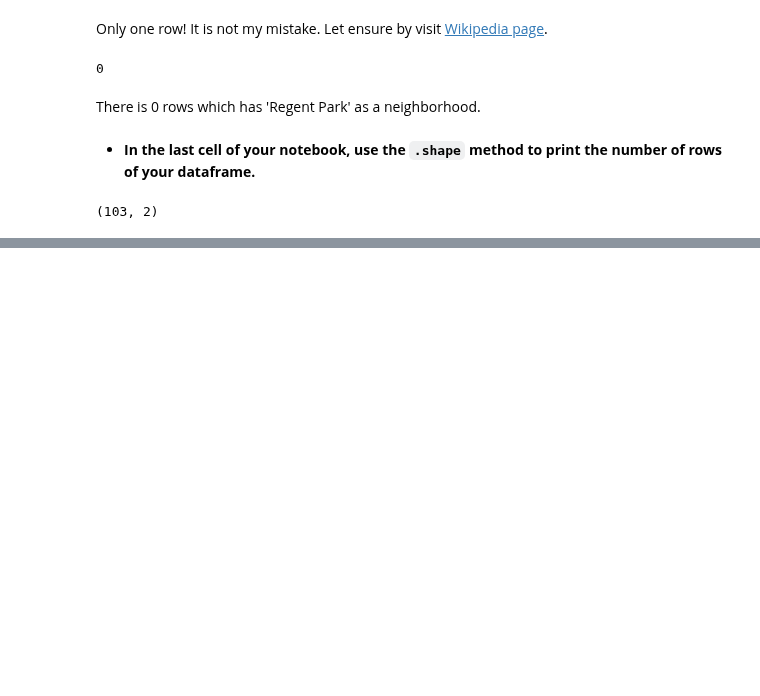
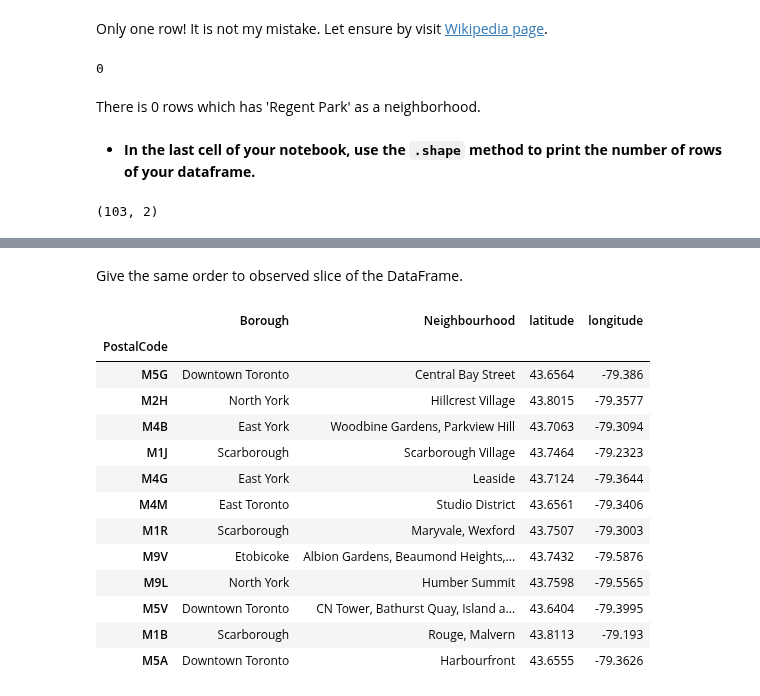
Before and after one commit to Tungsteniac/Tungsteniac, a Jupyter notebook: Neighborhoods in Toronto.ipynb, the cells around one changed output, grey strips where cells are left out. Cells and saved outputs as stored; diff of their text form; code cells hidden in the pictures; blank space fills up the shorter version.

Commit message:
Published from Watson Studio.

```diff
--- a/Neighborhoods in Toronto.ipynb
+++ b/Neighborhoods in Toronto.ipynb
@@ -347,0 +459,20 @@ clear_df.shape
+# %% [markdown]
+Give the same order to observed slice of the DataFrame.
+# %%
+p_codes = ['M5G', 'M2H', 'M4B', 'M1J', 'M4G', 'M4M', 'M1R', 'M9V', 'M9L', 'M5V', 'M1B', 'M5A']
+clear_df.set_index('PostalCode').loc[p_codes, :]
+# %% [output]
+|  | Borough | Neighbourhood | latitude | longitude |
+| PostalCode |  |  |  |  |
+| M5G | Downtown Toronto | Central Bay Street | 43.6564 | -79.386 |
+| M2H | North York | Hillcrest Village | 43.8015 | -79.3577 |
+| M4B | East York | Woodbine Gardens, Parkview Hill | 43.7063 | -79.3094 |
+| M1J | Scarborough | Scarborough Village | 43.7464 | -79.2323 |
+| M4G | East York | Leaside | 43.7124 | -79.3644 |
+| M4M | East Toronto | Studio District | 43.6561 | -79.3406 |
+| M1R | Scarborough | Maryvale, Wexford | 43.7507 | -79.3003 |
+| M9V | Etobicoke | Albion Gardens, Beaumond Heights,... | 43.7432 | -79.5876 |
+| M9L | North York | Humber Summit | 43.7598 | -79.5565 |
+| M5V | Downtown Toronto | CN Tower, Bathurst Quay, Island a... | 43.6404 | -79.3995 |
+| M1B | Scarborough | Rouge, Malvern | 43.8113 | -79.193 |
+| M5A | Downtown Toronto | Harbourfront | 43.6555 | -79.3626 |
```
Also changed, not shown: parts of 16 cells of this notebook.
